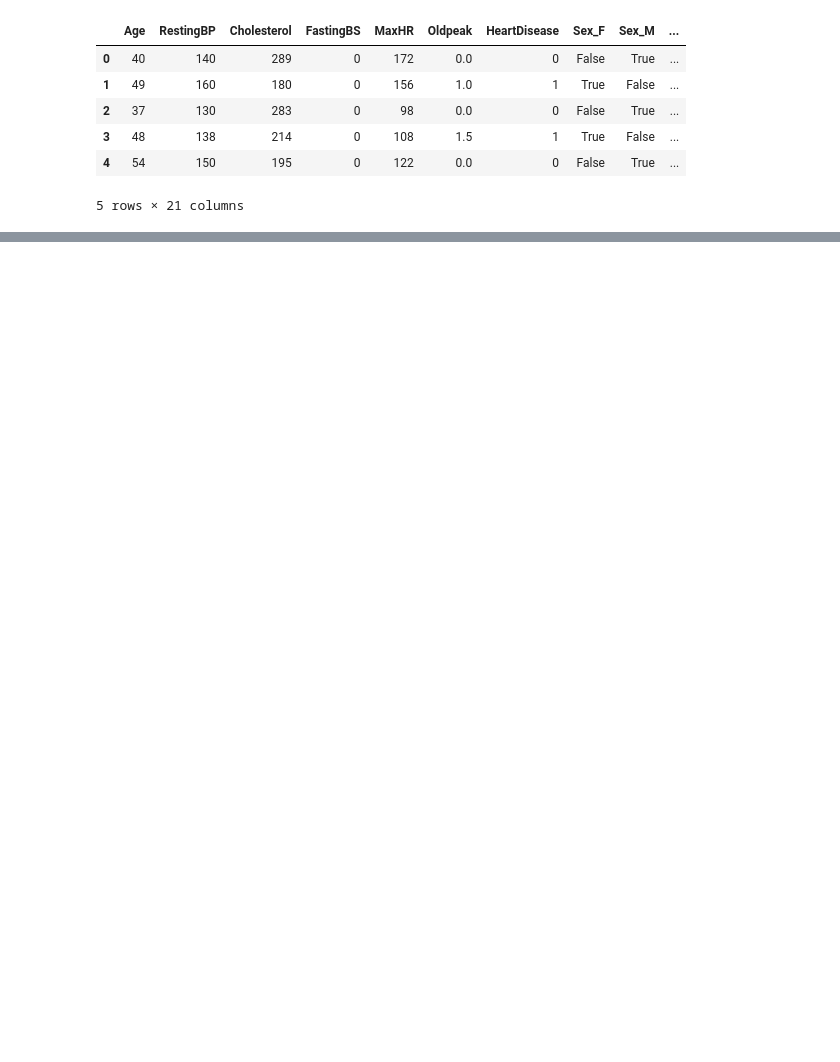
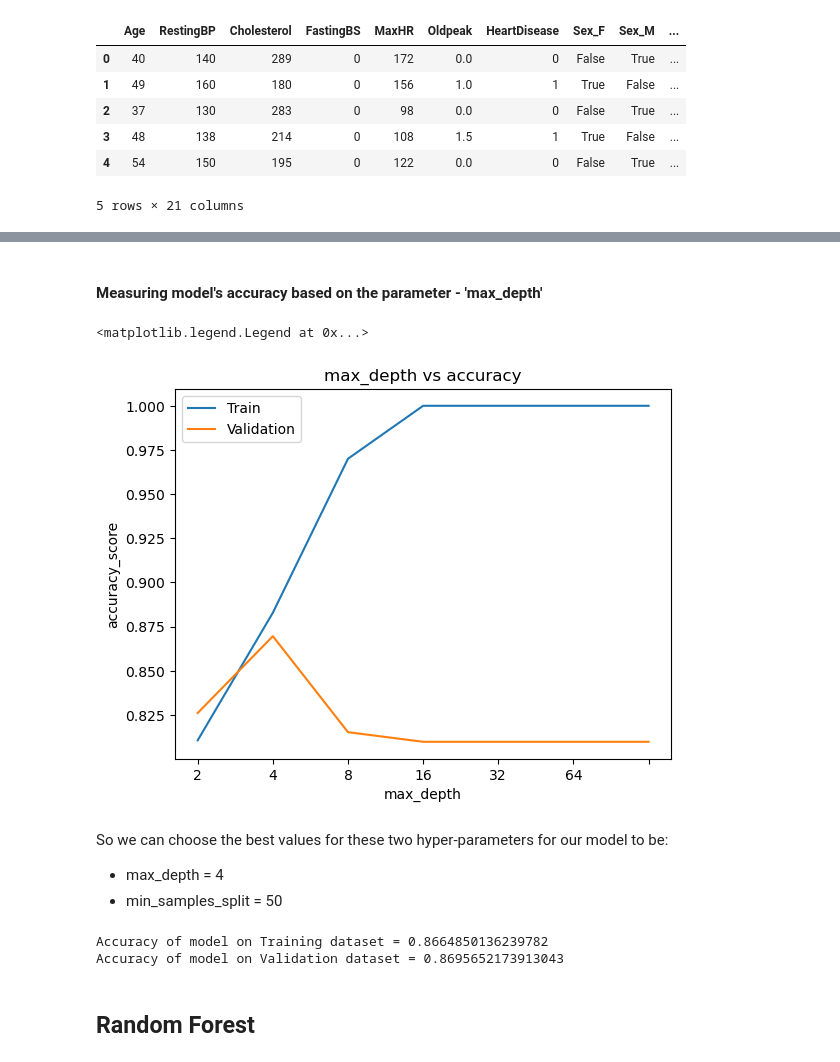
Before and after one commit to SatyakamShailesh/MachineLearningBasics, a Jupyter notebook: DecisionTrees-M2-W4/tree_ensemble_lab2.ipynb, the cells around one changed output, grey strips where cells are left out. Drawn from its saved outputs; the diff is of its cells as text; code cells hidden in the pictures; blank space fills up the shorter version.

```diff
--- a/DecisionTrees-M2-W4/tree_ensemble_lab2.ipynb
+++ b/DecisionTrees-M2-W4/tree_ensemble_lab2.ipynb
@@ -58,0 +115,45 @@ print(len(features))
+# %% [markdown]
+#### Measuring model's accuracy based on the parameter - 'max_depth'
+# %%
+accuracy_score_train_list = []
+accuracy_scrore_val_list = []
+for max_depth in max_depth_list:
+    model = DecisionTreeClassifier(max_depth=max_depth, random_state=RANDOM_STATE)
+    model.fit(X_train, y_train)
+    y_pred_train = model.predict(X_train)
+    y_pred_val = model.predict(X_val)
+    accuracy_score_train = accuracy_score(y_train, y_pred_train)
+    accuracy_scrore_val = accuracy_score(y_val, y_pred_val)
+    accuracy_score_train_list.append(accuracy_score_train)
+    accuracy_scrore_val_list.append(accuracy_scrore_val)
+
+plt.title('max_depth vs accuracy')
+plt.xlabel('max_depth')
+plt.ylabel('accuracy_score')
+plt.xticks(ticks = range(len(max_depth_list)), labels=max_depth_list)
+plt.plot(accuracy_score_train_list)
+plt.plot(accuracy_scrore_val_list)
+plt.legend(['Train', 'Validation'])
+# %% [output]
+<matplotlib.legend.Legend at 0x...>
+[figure, added]
+# %% [markdown]
+So we can choose the best values for these two hyper-parameters for our model to be:
+
+- max_depth = 4
+- min_samples_split = 50
+# %%
+# Lets see how the model with these hyper parameters perform
+decision_tree_model = DecisionTreeClassifier(min_samples_split=50, max_depth=4, random_state=RANDOM_STATE)
+decision_tree_model.fit(X_train, y_train)
+y_pred_train = decision_tree_model.predict(X_train)
+y_pred_val = decision_tree_model.predict(X_val)
+accuracy_score_train = accuracy_score(y_train, y_pred_train)
+accuracy_score_val = accuracy_score(y_val, y_pred_val)
+print(f"Accuracy of model on Training dataset = {accuracy_score_train}")
+print(f"Accuracy of model on Validation dataset = {accuracy_score_val}")
+# %% [output]
+Accuracy of model on Training dataset = 0.8664850136239782
+Accuracy of model on Validation dataset = 0.8695652173913043
+# %% [markdown]
+## Random Forest
```
Also changed, not shown: parts of 27 cells of this notebook.
